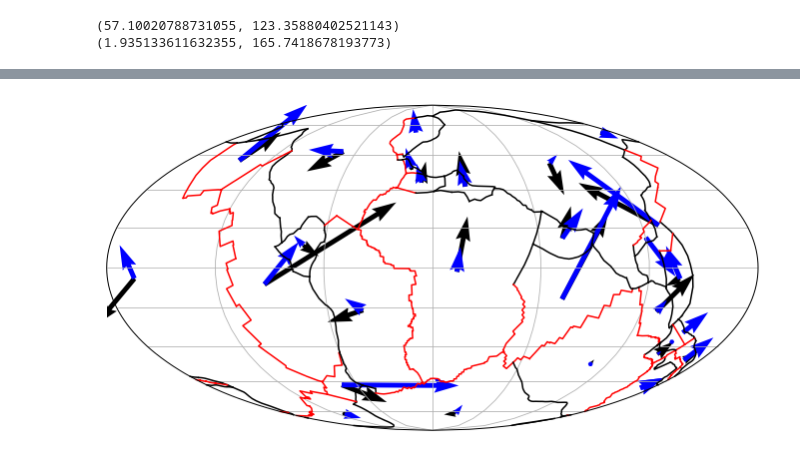
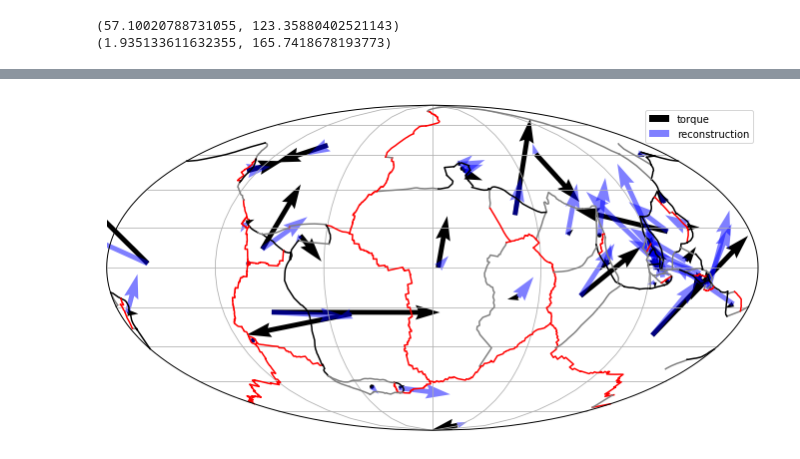
Before and after one commit to siwill22/PlateDriver, a Jupyter notebook: plate_driver_example.ipynb, the cells around one changed output, grey strips where cells are left out. Cells and saved outputs as stored; diff of their text form; code cells hidden in the pictures.

```diff
--- a/plate_driver_example.ipynb
+++ b/plate_driver_example.ipynb
@@ -97,22 +107,25 @@ print pygplates.PointOnSphere(result[2].to_normalised().to_xyz()).to_lat_lon()
 (57.10020788731055, 123.35880402521143)
 (1.935133611632355, 165.7418678193773)
 # %%
-reconstruction_time = 60.
-forces = ['slab_pull','slab_suction']
+reconstruction_time = 0.
+forces = {'slab_pull': 1,'slab_suction': 0.25, 'ridge_push':0.1}
+#forces = {'ridge_push': 1}
 
 snapshot = M2016.plate_snapshot(reconstruction_time)
 
-result = pdriver.get_torques_for_plate_snapshot(snapshot, reconstruction_time, delta_time,
-                                                forces, slab_suction_to_slab_pull_ratio)
+result = pdriver.get_torques_for_plate_snapshot(snapshot, reconstruction_time, delta_time, forces)
 
 plate_ids = []
 angles = []
 
 for res in result:
     if res[4] is not None:
-        angle = pygplates.Vector3D.angle_between(res[4],res[6])
-        plate_ids.append(res[0])
-        angles.append(np.degrees(angle))
+        try:
+            angle = pygplates.Vector3D.angle_between(res[4],res[6])
+            plate_ids.append(res[0])
+            angles.append(np.degrees(angle))
+        except:
+            print 'unable to plot vector for plate %d' % res[0]
 
 
 width = 0.8
@@ -120,5 +133,6 @@ fig, ax = plt.subplots(figsize=(12,6))
 plt.bar(np.arange(len(angles)),angles)
 ax.set_xticks(np.arange(len(angles)))
 ax.set_xticklabels(plate_ids,rotation=70)
+plt.ylabel('Angle between reconstruction and torque direction')
 plt.show()
 # %% [output]
@@ -145,44 +158,49 @@ ax = plt.axes(projection=ccrs.Mollweide())
 for boundary in snapshot.resolved_topological_sections:
     shared_sub_segments = boundary.get_shared_sub_segments()
     for shared_sub_segment in shared_sub_segments:
-        if shared_sub_segment.get_resolved_feature().get_feature_type() == pygplates.FeatureType.gpml_subduction_zone:
-            boundary_color = 'black'
-        elif shared_sub_segment.get_resolved_feature().get_feature_type() == pygplates.FeatureType.gpml_mid_ocean_ridge:
-            boundary_color = 'red'
-        else:
-            boundary_color = 'black'
-        ax.plot(shared_sub_segment.get_resolved_feature().get_geometry().to_lat_lon_array()[:,1],
-                shared_sub_segment.get_resolved_feature().get_geometry().to_lat_lon_array()[:,0],
-                transform=ccrs.Geodetic(), color=boundary_color)
+        if shared_sub_segment.get_resolved_feature().get_geometry() is not None:
+            if shared_sub_segment.get_resolved_feature().get_feature_type() == pygplates.FeatureType.gpml_subduction_zone:
+                boundary_color = 'black'
+            elif shared_sub_segment.get_resolved_feature().get_feature_type() == pygplates.FeatureType.gpml_mid_ocean_ridge:
+                boundary_color = 'red'
+            else:
+                boundary_color = 'gray'
+            ax.plot(shared_sub_segment.get_resolved_feature().get_geometry().to_lat_lon_array()[:,1],
+                    shared_sub_segment.get_resolved_feature().get_geometry().to_lat_lon_array()[:,0],
+                    transform=ccrs.Geodetic(), color=boundary_color)
 
+
+# plot the predicted velocities
 x = []; y = []; u = []; v = []
-for point,vel in zip(zip(*results[5][1])[1],zip(*results[5][1])[4]):
+for point,vel in zip(zip(*result)[1],zip(*result)[4]):
     if vel is not None:
         x.append(point.to_lat_lon()[1])
         y.append(point.to_lat_lon()[0])
         u.append(vel.get_y())
         v.append(vel.get_x())
 ax.quiver(np.array(x),
           np.array(y),
           np.array(u),
           np.array(v),
-          transform=ccrs.PlateCarree())
+          transform=ccrs.PlateCarree(), color='black', label='torque')
 
+# plot velocities according to the reconstruction
 x = []; y = []; u = []; v = []
-for point,vel in zip(zip(*results[5][1])[1],zip(*results[5][1])[6]):
+for point,vel in zip(zip(*result)[1],zip(*result)[6]):
     if vel is not None:
         x.append(point.to_lat_lon()[1])
         y.append(point.to_lat_lon()[0])
         u.append(vel.get_y())
         v.append(vel.get_x())
 ax.quiver(np.array(x),
           np.array(y),
           np.array(u),
           np.array(v),
-          transform=ccrs.PlateCarree(), color='blue')
+          transform=ccrs.PlateCarree(), color='blue', alpha=0.5, label='reconstruction')
 
 ax.set_global()
 ax.gridlines()
+plt.legend()
 plt.show()
 # %% [output]
-[figure, old version]
+[figure, new version]
```
Also changed, not shown: parts of 9 cells of this notebook, 1 other file.
